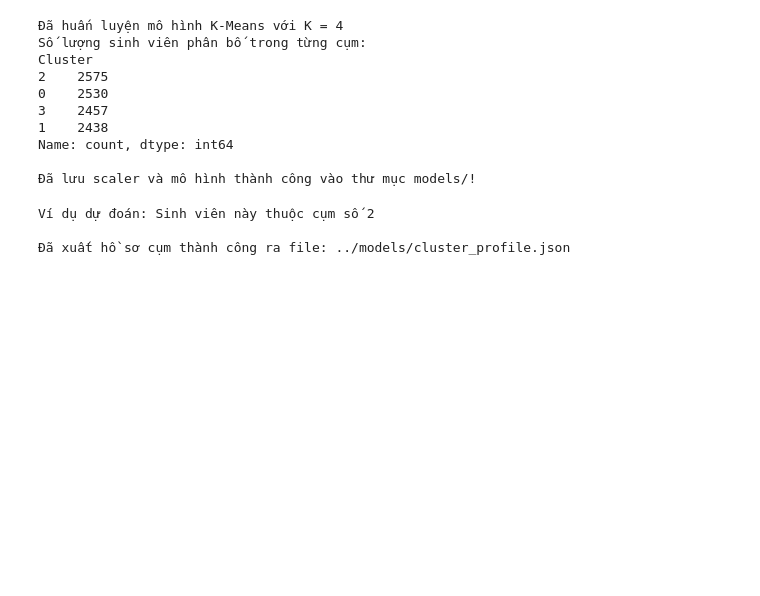
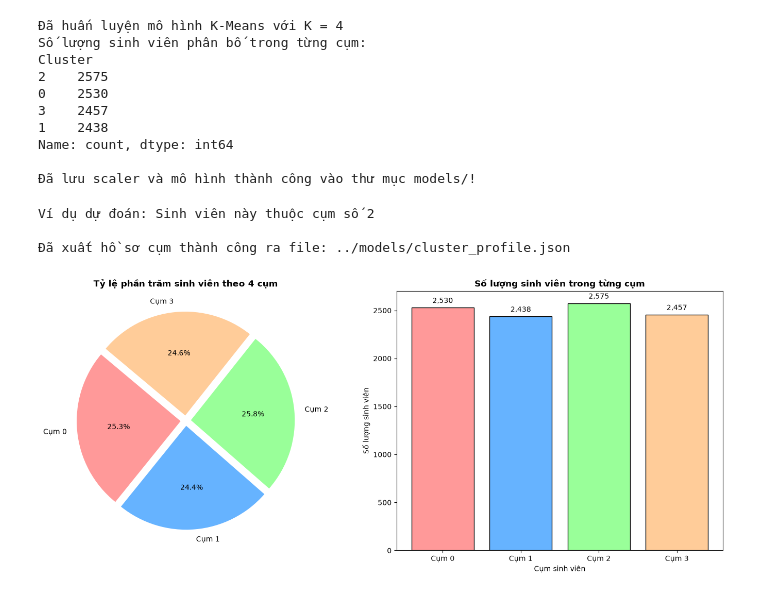
Before and after one commit to VTKhanhLinh/Nhom13_DoAn, a Jupyter notebook: notebooks/02_kmeans.ipynb, the cells around one changed output. Cells and saved outputs as stored; diff of their text form; code cells hidden in the pictures; blank space fills up the shorter version.

```diff
--- a/notebooks/02_kmeans.ipynb
+++ b/notebooks/02_kmeans.ipynb
@@ -139,3 +139,33 @@ print(f"\nĐã xuất hồ sơ cụm thành công ra file: {json_path}")
 Ví dụ dự đoán: Sinh viên này thuộc cụm số 2
 
 Đã xuất hồ sơ cụm thành công ra file: ../models/cluster_profile.json
+# %%
+import matplotlib.pyplot as plt
+
+# Dữ liệu phân bổ sinh viên theo từng cụm
+cluster_counts = df['Cluster'].value_counts().sort_index()
+labels = [f'Cụm {i}' for i in cluster_counts.index]
+colors = ['#ff9999', '#66b3ff', '#99ff99', '#ffcc99']
+
+# Tạo khung vẽ 2 biểu đồ (Tròn và Cột)
+fig, (ax1, ax2) = plt.subplots(1, 2, figsize=(14, 6))
+
+# 1. Vẽ Biểu đồ tròn (Pie Chart)
+ax1.pie(cluster_counts, labels=labels, autopct='%1.1f%%', startangle=140, colors=colors, explode=(0.05, 0.05, 0.05, 0.05))
+ax1.set_title('Tỷ lệ phần trăm sinh viên theo 4 cụm', fontsize=12, fontweight='bold')
+
+# 2. Vẽ Biểu đồ cột (Bar Chart)
+bars = ax2.bar(labels, cluster_counts, color=colors, edgecolor='black')
+ax2.set_title('Số lượng sinh viên trong từng cụm', fontsize=12, fontweight='bold')
+ax2.set_xlabel('Cụm sinh viên')
+ax2.set_ylabel('Số lượng sinh viên')
+
+# Hiển thị số lượng cụ thể lên đầu mỗi cột
+for bar in bars:
+    yval = bar.get_height()
+    ax2.text(bar.get_x() + bar.get_width()/2, yval + 30, f'{yval:,}', ha='center', va='bottom', fontsize=10)
+
+plt.tight_layout()
+plt.show()
+# %% [output]
+[figure, added]
```
